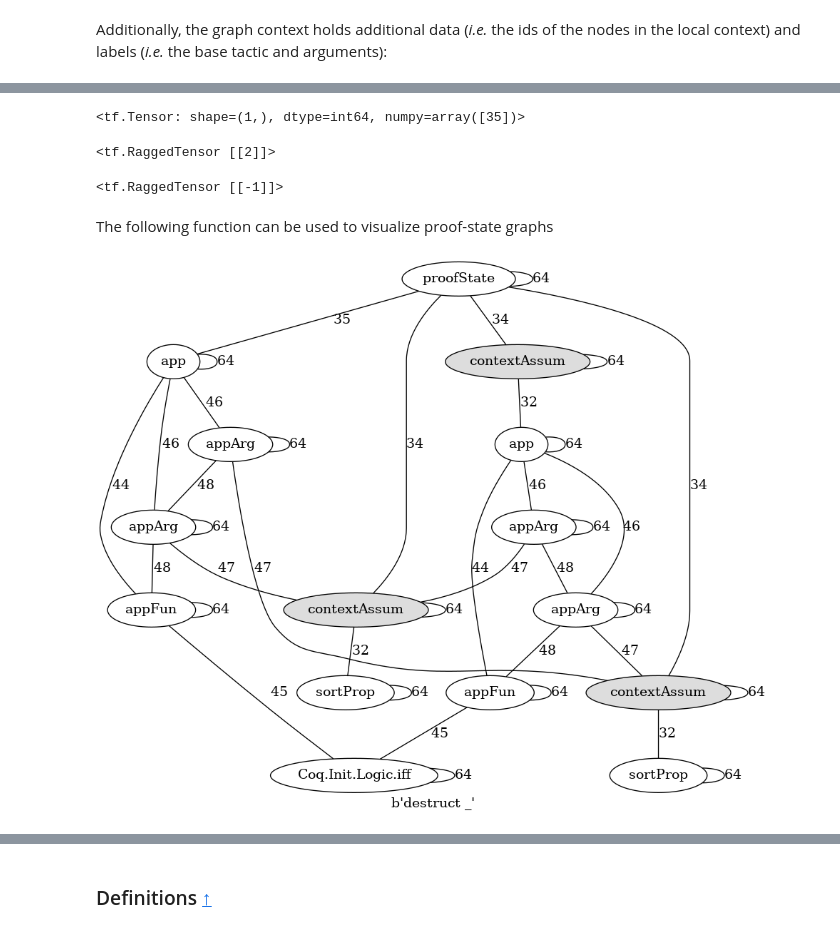
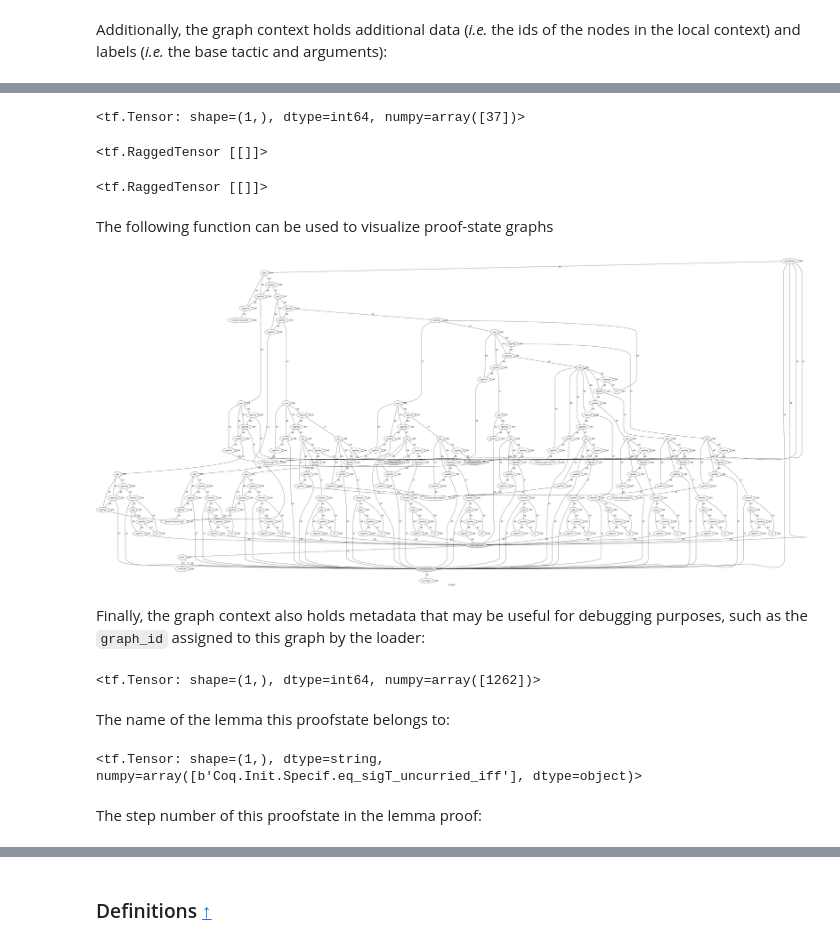
Before and after one commit to IBM/graph2tac, a Jupyter notebook: notebooks/tfgnn.ipynb, the cells around one changed output, grey strips where cells are left out. Drawn from its saved outputs; the diff is of its cells as text; code cells hidden in the pictures.

```diff
--- a/notebooks/tfgnn.ipynb
+++ b/notebooks/tfgnn.ipynb
@@ -158,8 +168,8 @@ dataset_iterator = iter(train_proofstates)
 # %% [markdown]
 And then the `GraphTensor` objects are generated from it as usual
 # %%
-graph_tensor = next(dataset_iterator)
-graph_tensor
+proofstate_graph = next(dataset_iterator)
+proofstate_graph
 # %% [output]
 GraphTensor(
   context=Context(features={'tactic': <tf.Tensor: shape=(1,), dtype=tf.int64>, 'context_node_ids': <tf.RaggedTensor: dtype=tf.int64>, 'local_arguments': <tf.RaggedTensor: dtype=tf.int64>, 'global_argu ...
@@ -230,15 +290,15 @@ graph_tensor.context['context_node_ids']
 # %%
-graph_tensor.context['tactic']
+proofstate_graph.context['tactic']
 # %% [output]
-<tf.Tensor: shape=(1,), dtype=int64, numpy=array([35])>
+<tf.Tensor: shape=(1,), dtype=int64, numpy=array([37])>
 # %%
-graph_tensor.context['local_arguments']
+proofstate_graph.context['local_arguments']
 # %% [output]
-<tf.RaggedTensor [[2]]>
+<tf.RaggedTensor [[]]>
 # %%
-graph_tensor.context['global_arguments']
+proofstate_graph.context['global_arguments']
 # %% [output]
-<tf.RaggedTensor [[-1]]>
+<tf.RaggedTensor [[]]>
 # %% [markdown]
 The following function can be used to visualize proof-state graphs
 # %%
@@ -260,7 +320,7 @@ def draw_proofstate(proofstate_graph, graph_constants):
     for node_id, node_label in zip(node_ids, node_labels):
         pgvGraph.add_node(node_id, label=dataset.graph_constants().label_to_names[node_label], fillcolor='#FFFFFFF')
 
-    for node_id in graph_tensor.context['context_node_ids'][0].numpy():
+    for node_id in proofstate_graph.context['context_node_ids'][0].numpy():
         pgvGraph.get_node(node_id).attr['fillcolor'] = "#DDDDDD"
 
     for edge, edge_label in zip(zip(sources, targets), edge_labels):
@@ -268,6 +328,20 @@ def draw_proofstate(proofstate_graph, graph_constants):
 
     return Image(pgvGraph.draw(format='png', prog='dot'))
 # %%
-draw_proofstate(graph_tensor, dataset.graph_constants())
+draw_proofstate(proofstate_graph, dataset.graph_constants())
 # %% [output]
-[figure, old version]
+[figure, new version]
+# %% [markdown]
+Finally, the graph context also holds metadata that may be useful for debugging purposes, such as the `graph_id` assigned to this graph by the loader:
+# %%
+proofstate_graph.context['graph_id']
+# %% [output]
+<tf.Tensor: shape=(1,), dtype=int64, numpy=array([1262])>
+# %% [markdown]
+The name of the lemma this proofstate belongs to:
+# %%
+proofstate_graph.context['name']
+# %% [output]
+<tf.Tensor: shape=(1,), dtype=string, numpy=array([b'Coq.Init.Specif.eq_sigT_uncurried_iff'], dtype=object)>
+# %% [markdown]
+The step number of this proofstate in the lemma proof:
```
Also changed, not shown: parts of 98 cells of this notebook.
